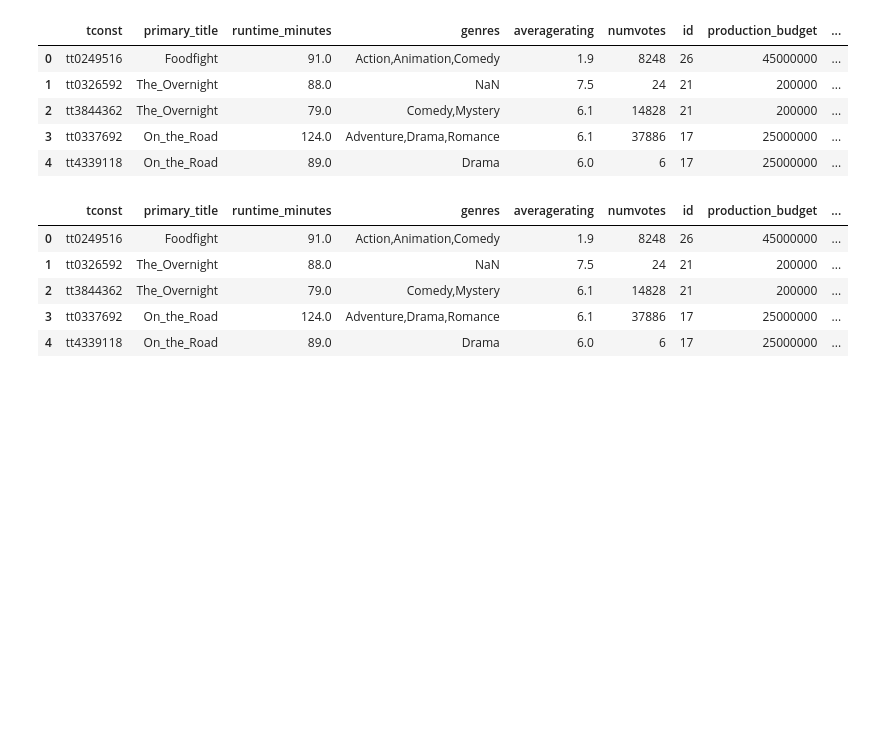
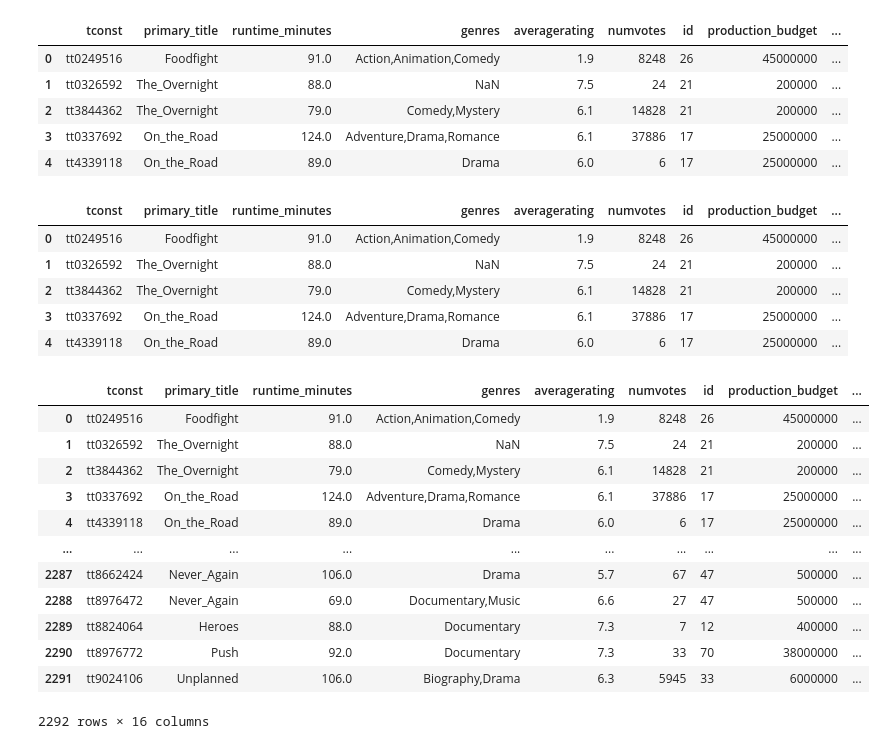
Before and after one commit to mdetiberiis01/Movie-Months, a Jupyter notebook: Sentiment&Profit.ipynb, the cells around one changed output. Drawn from its saved outputs; the diff is of its cells as text; code cells hidden in the pictures; blank space fills up the shorter version.

```diff
--- a/Sentiment&Profit.ipynb
+++ b/Sentiment&Profit.ipynb
@@ -148,3 +148,19 @@ sent_profit_df.head()
 | 4 | tt4339118 | On_the_Road | 89.0 | Drama | 6.0 | 6 | 17 | 25000000 | ... |
 # %%
 sent_profit_df['total_profits'] = sent_profit_df['worldwide_gross'] - sent_profit_df['production_budget']
+# %%
+sent_profit_df
+# %% [output]
+|  | tconst | primary_title | runtime_minutes | genres | averagerating | numvotes | id | production_budget | ... |
+| 0 | tt0249516 | Foodfight | 91.0 | Action,Animation,Comedy | 1.9 | 8248 | 26 | 45000000 | ... |
+| 1 | tt0326592 | The_Overnight | 88.0 | NaN | 7.5 | 24 | 21 | 200000 | ... |
+| 2 | tt3844362 | The_Overnight | 79.0 | Comedy,Mystery | 6.1 | 14828 | 21 | 200000 | ... |
+| 3 | tt0337692 | On_the_Road | 124.0 | Adventure,Drama,Romance | 6.1 | 37886 | 17 | 25000000 | ... |
+| 4 | tt4339118 | On_the_Road | 89.0 | Drama | 6.0 | 6 | 17 | 25000000 | ... |
+| ... | ... | ... | ... | ... | ... | ... | ... | ... | ... |
+| 2287 | tt8662424 | Never_Again | 106.0 | Drama | 5.7 | 67 | 47 | 500000 | ... |
+| 2288 | tt8976472 | Never_Again | 69.0 | Documentary,Music | 6.6 | 27 | 47 | 500000 | ... |
+| 2289 | tt8824064 | Heroes | 88.0 | Documentary | 7.3 | 7 | 12 | 400000 | ... |
+| 2290 | tt8976772 | Push | 92.0 | Documentary | 7.3 | 33 | 70 | 38000000 | ... |
+| 2291 | tt9024106 | Unplanned | 106.0 | Biography,Drama | 6.3 | 5945 | 33 | 6000000 | ... |
+2292 rows × 16 columns
```
Also changed, not shown: parts of 1 cell of this notebook, 2 other files.
